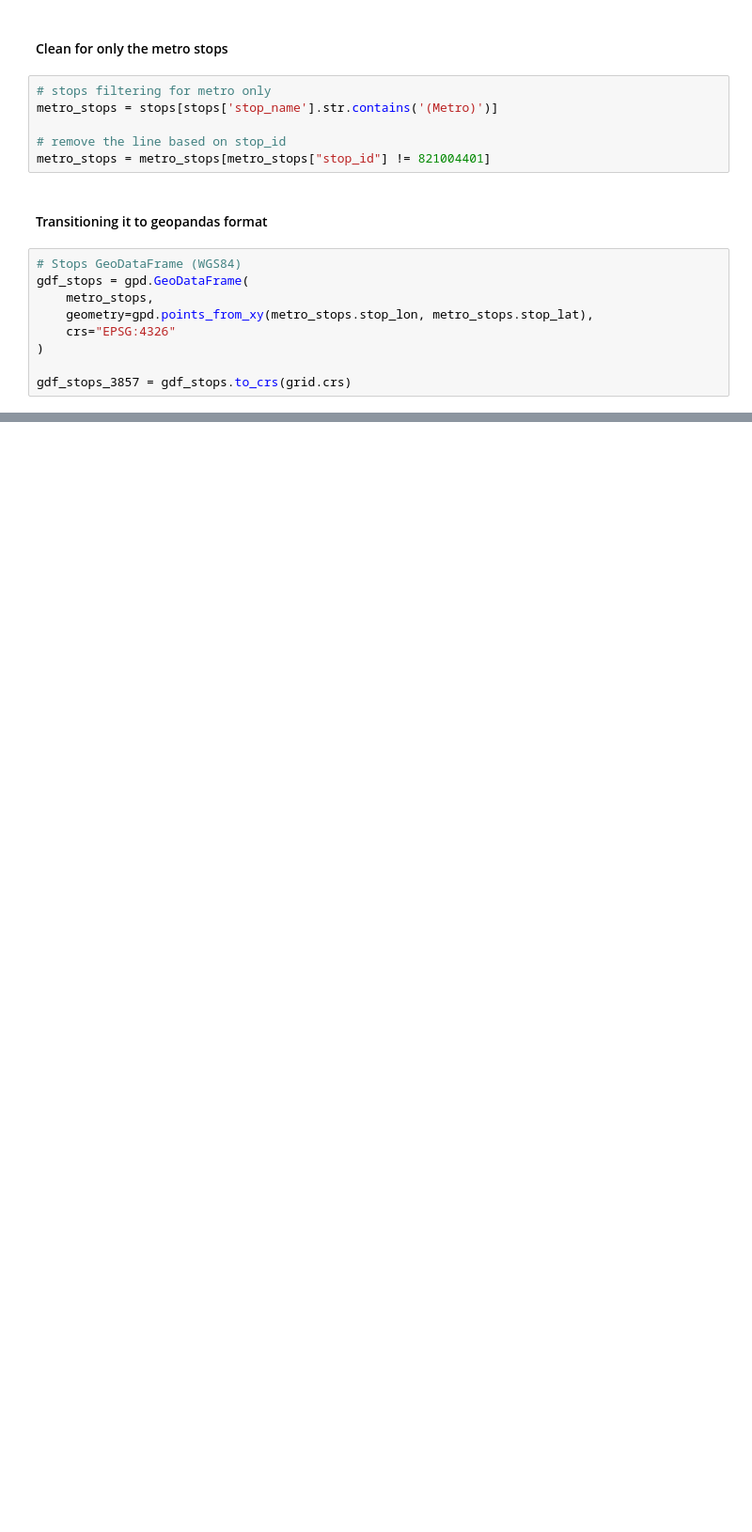
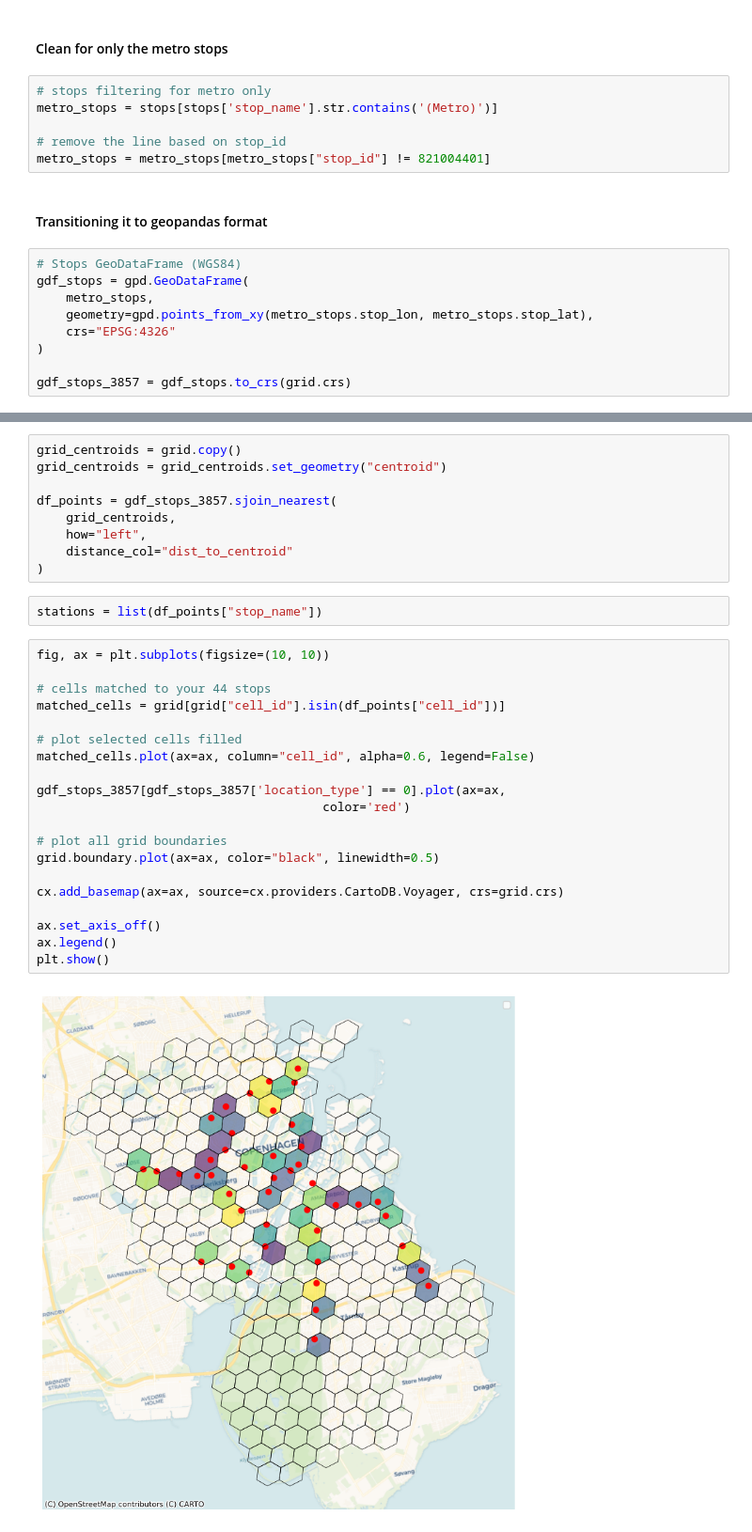
Before and after one commit to jevgbur/Genetic-algorithms-metro-optimization, a Jupyter notebook: basic_genetic/GA_overlapped_map.ipynb, the cells around one changed output, grey strips where cells are left out. Shown at 94% size. Saved outputs shown, nothing was run; the diff lists cells and outputs as text; blank space fills up the shorter version.

Commit message:
feat: implementing the overlapping map with centroid as the existing stations

```diff
--- a/basic_genetic/GA_overlapped_map.ipynb
+++ b/basic_genetic/GA_overlapped_map.ipynb
@@ -617,0 +643,33 @@ gdf_stops_3857 = gdf_stops.to_crs(grid.crs)
+# %%
+grid_centroids = grid.copy()
+grid_centroids = grid_centroids.set_geometry("centroid")
+
+df_points = gdf_stops_3857.sjoin_nearest(
+    grid_centroids,
+    how="left",
+    distance_col="dist_to_centroid"
+)
+# %%
+stations = list(df_points["stop_name"])
+# %%
+fig, ax = plt.subplots(figsize=(10, 10))
+
+# cells matched to your 44 stops
+matched_cells = grid[grid["cell_id"].isin(df_points["cell_id"])]
+
+# plot selected cells filled
+matched_cells.plot(ax=ax, column="cell_id", alpha=0.6, legend=False)
+
+gdf_stops_3857[gdf_stops_3857['location_type'] == 0].plot(ax=ax,
+                                       color='red')
+
+# plot all grid boundaries
+grid.boundary.plot(ax=ax, color="black", linewidth=0.5)
+
+cx.add_basemap(ax=ax, source=cx.providers.CartoDB.Voyager, crs=grid.crs)
+
+ax.set_axis_off()
+ax.legend()
+plt.show()
+# %% [output]
+[figure, added]
```
Also changed, not shown: parts of 11 cells of this notebook.
